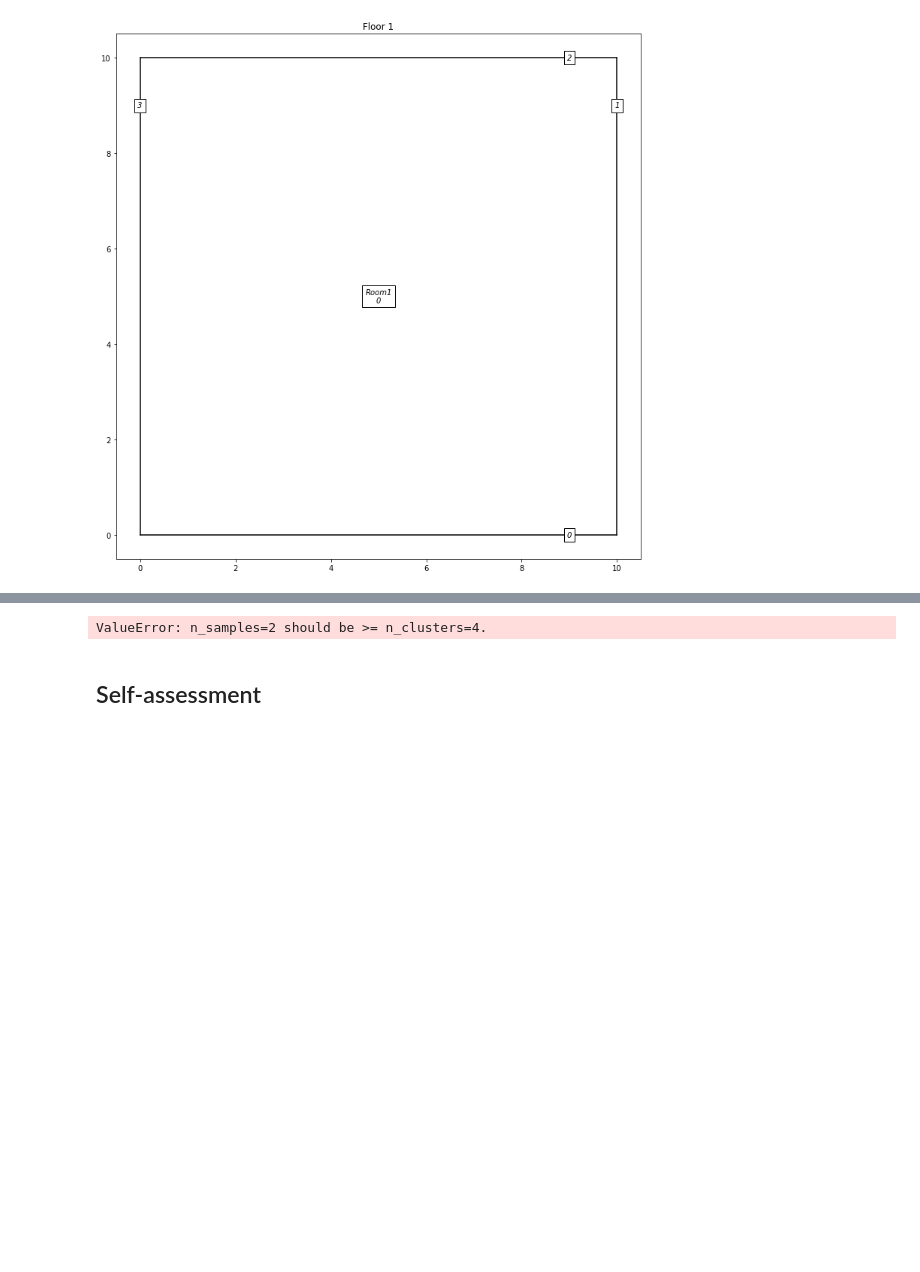
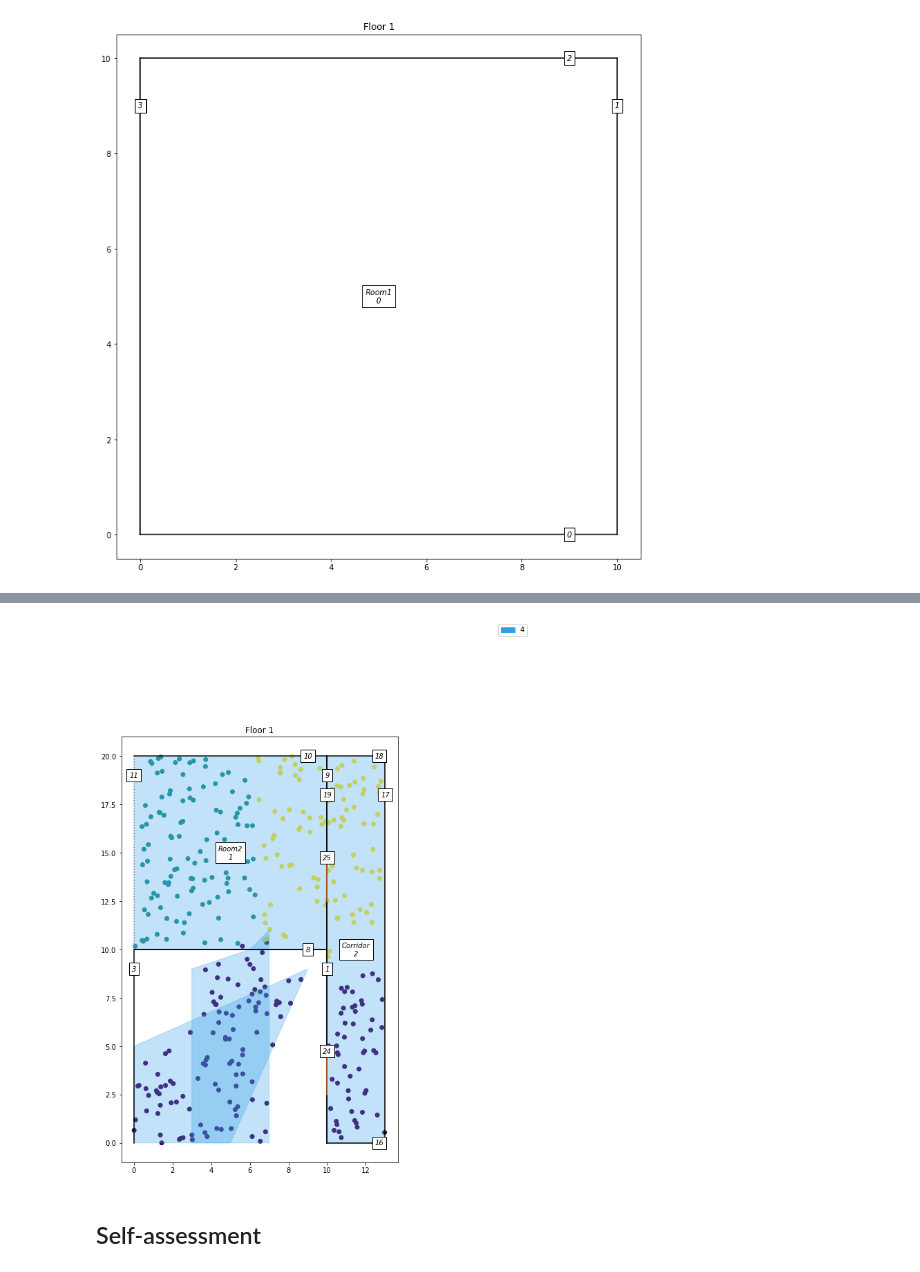
Before and after one commit to karim-zaidi/digital_twin, a Jupyter notebook: Showcase.ipynb, the cells around one changed output, grey strips where cells are left out. Drawn from its saved outputs; the diff is of its cells as text; code cells hidden in the pictures; blank space fills up the shorter version.

```diff
--- a/Showcase.ipynb
+++ b/Showcase.ipynb
@@ -199,16 +202,16 @@ building.visualize()
 # %%
 n = 500
 x = 15*np.random.rand(n)
 y = 20*np.random.rand(n)
 data = np.zeros((n,3))
 for i in range(n):
     data[i,0] = i
     data[i,1] = x[i]
     data[i,2] = y[i]
 
-building.visualize_clusters(1, data, 4)
+building.visualize_clusters(1, data, 4, 3)
 # %% [output]
-ValueError: n_samples=2 should be >= n_clusters=4.
+[figure, added]
 # %% [markdown]
 ## Self-assessment <a class="anchor" id="self_assessment"></a>
 # %% [markdown]
```
Also changed, not shown: parts of 19 cells of this notebook, 3 other files.
